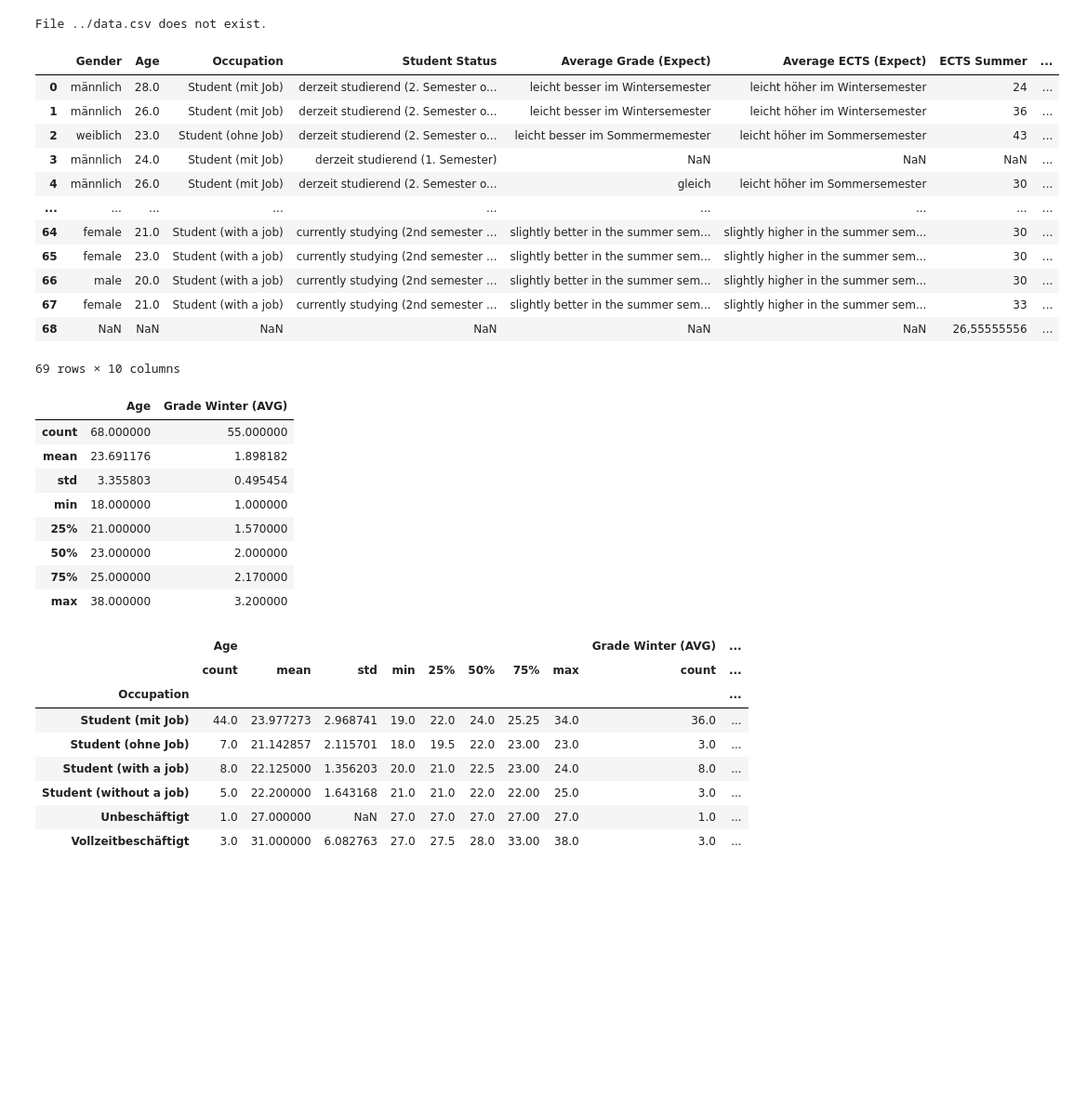
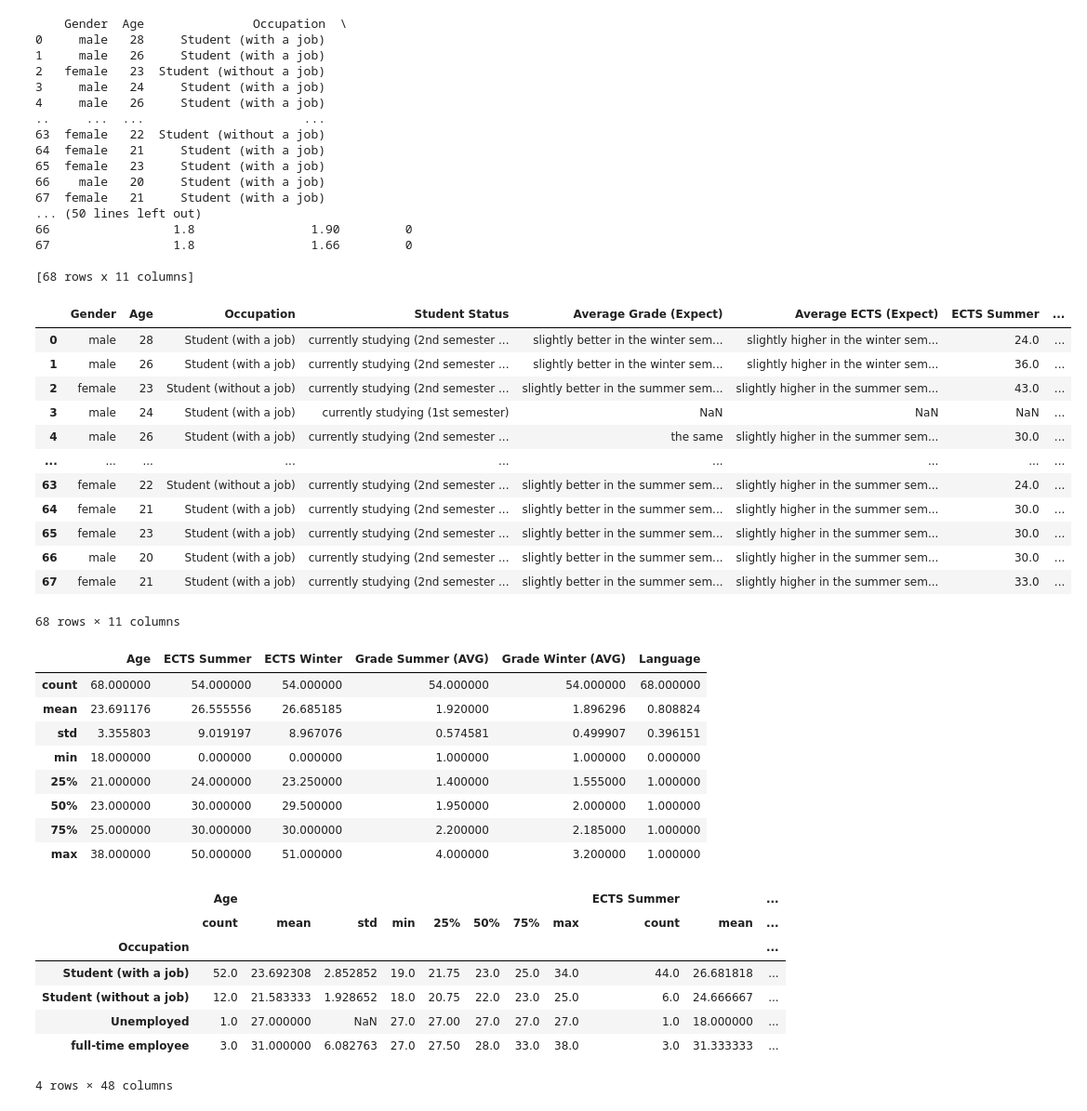
Before and after one commit to SH2282000/WAL, a Jupyter notebook: wal/main.ipynb, the cells around one changed output. Shown at 93% size. Cells and saved outputs as stored; diff of their text form; code cells hidden in the pictures; blank space fills up the shorter version.

```diff
--- a/wal/main.ipynb
+++ b/wal/main.ipynb
@@ -6,53 +6,68 @@ import pandas as pd
 import numpy as np
 from pathlib import Path
 # %%
-file_path = Path('../data.csv')
+file_path = Path('data.csv')
 if file_path.exists():
 	df = pd.read_csv(file_path)
 	print(df)
 else:
 	print(f"File {file_path} does not exist.")
 
 df
 # %% [output]
-File ../data.csv does not exist.
+    Gender  Age               Occupation  \
+0     male   28     Student (with a job)
+1     male   26     Student (with a job)
+2   female   23  Student (without a job)
+3     male   24     Student (with a job)
+4     male   26     Student (with a job)
+..     ...  ...                      ...
+63  female   22  Student (without a job)
+64  female   21     Student (with a job)
+65  female   23     Student (with a job)
+66    male   20     Student (with a job)
+67  female   21     Student (with a job)
+... (50 lines left out)
+66                 1.8                1.90         0
+67                 1.8                1.66         0
+
+[68 rows x 11 columns]
 |  | Gender | Age | Occupation | Student Status | Average Grade (Expect) | Average ECTS (Expect) | ECTS Summer | ... |
-| 0 | männlich | 28.0 | Student (mit Job) | derzeit studierend (2. Semester o... | leicht besser im Wintersemester | leicht höher im Wintersemester | 24 | ... |
-| 1 | männlich | 26.0 | Student (mit Job) | derzeit studierend (2. Semester o... | leicht besser im Wintersemester | leicht höher im Wintersemester | 36 | ... |
-| 2 | weiblich | 23.0 | Student (ohne Job) | derzeit studierend (2. Semester o... | leicht besser im Sommermemester | leicht höher im Sommersemester | 43 | ... |
-| 3 | männlich | 24.0 | Student (mit Job) | derzeit studierend (1. Semester) | NaN | NaN | NaN | ... |
-| 4 | männlich | 26.0 | Student (mit Job) | derzeit studierend (2. Semester o... | gleich | leicht höher im Sommersemester | 30 | ... |
+| 0 | male | 28 | Student (with a job) | currently studying (2nd semester ... | slightly better in the winter sem... | slightly higher in the winter sem... | 24.0 | ... |
+| 1 | male | 26 | Student (with a job) | currently studying (2nd semester ... | slightly better in the winter sem... | slightly higher in the winter sem... | 36.0 | ... |
+| 2 | female | 23 | Student (without a job) | currently studying (2nd semester ... | slightly better in the summer sem... | slightly higher in the summer sem... | 43.0 | ... |
+| 3 | male | 24 | Student (with a job) | currently studying (1st semester) | NaN | NaN | NaN | ... |
+| 4 | male | 26 | Student (with a job) | currently studying (2nd semester ... | the same | slightly higher in the summer sem... | 30.0 | ... |
 | ... | ... | ... | ... | ... | ... | ... | ... | ... |
-| 64 | female | 21.0 | Student (with a job) | currently studying (2nd semester ... | slightly better in the summer sem... | slightly higher in the summer sem... | 30 | ... |
-| 65 | female | 23.0 | Student (with a job) | currently studying (2nd semester ... | slightly better in the summer sem... | slightly higher in the summer sem... | 30 | ... |
-| 66 | male | 20.0 | Student (with a job) | currently studying (2nd semester ... | slightly better in the summer sem... | slightly higher in the summer sem... | 30 | ... |
-| 67 | female | 21.0 | Student (with a job) | currently studying (2nd semester ... | slightly better in the summer sem... | slightly higher in the summer sem... | 33 | ... |
-| 68 | NaN | NaN | NaN | NaN | NaN | NaN | 26,55555556 | ... |
+| 63 | female | 22 | Student (without a job) | currently studying (2nd semester ... | slightly better in the summer sem... | slightly higher in the summer sem... | 24.0 | ... |
+| 64 | female | 21 | Student (with a job) | currently studying (2nd semester ... | slightly better in the summer sem... | slightly higher in the summer sem... | 30.0 | ... |
+| 65 | female | 23 | Student (with a job) | currently studying (2nd semester ... | slightly better in the summer sem... | slightly higher in the summer sem... | 30.0 | ... |
+| 66 | male | 20 | Student (with a job) | currently studying (2nd semester ... | slightly better in the summer sem... | slightly higher in the summer sem... | 30.0 | ... |
+| 67 | female | 21 | Student (with a job) | currently studying (2nd semester ... | slightly better in the summer sem... | slightly higher in the summer sem... | 33.0 | ... |
-69 rows × 10 columns
+68 rows × 11 columns
 # %%
 df.describe()
 # %% [output]
-|  | Age | Grade Winter (AVG) |
-| count | 68.000000 | 55.000000 |
-| mean | 23.691176 | 1.898182 |
-| std | 3.355803 | 0.495454 |
-| min | 18.000000 | 1.000000 |
-| 25% | 21.000000 | 1.570000 |
-| 50% | 23.000000 | 2.000000 |
-| 75% | 25.000000 | 2.170000 |
-| max | 38.000000 | 3.200000 |
+|  | Age | ECTS Summer | ECTS Winter | Grade Summer (AVG) | Grade Winter (AVG) | Language |
+| count | 68.000000 | 54.000000 | 54.000000 | 54.000000 | 54.000000 | 68.000000 |
+| mean | 23.691176 | 26.555556 | 26.685185 | 1.920000 | 1.896296 | 0.808824 |
+| std | 3.355803 | 9.019197 | 8.967076 | 0.574581 | 0.499907 | 0.396151 |
+| min | 18.000000 | 0.000000 | 0.000000 | 1.000000 | 1.000000 | 0.000000 |
+| 25% | 21.000000 | 24.000000 | 23.250000 | 1.400000 | 1.555000 | 1.000000 |
+| 50% | 23.000000 | 30.000000 | 29.500000 | 1.950000 | 2.000000 | 1.000000 |
+| 75% | 25.000000 | 30.000000 | 30.000000 | 2.200000 | 2.185000 | 1.000000 |
+| max | 38.000000 | 50.000000 | 51.000000 | 4.000000 | 3.200000 | 1.000000 |
 # %%
 df.groupby("Occupation").describe()
 # %% [output]
-|  | Age |  |  |  |  |  |  |  | Grade Winter (AVG) | ... |
-|  | count | mean | std | min | 25% | 50% | 75% | max | count | ... |
-| Occupation |  |  |  |  |  |  |  |  |  | ... |
-| Student (mit Job) | 44.0 | 23.977273 | 2.968741 | 19.0 | 22.0 | 24.0 | 25.25 | 34.0 | 36.0 | ... |
-| Student (ohne Job) | 7.0 | 21.142857 | 2.115701 | 18.0 | 19.5 | 22.0 | 23.00 | 23.0 | 3.0 | ... |
-| Student (with a job) | 8.0 | 22.125000 | 1.356203 | 20.0 | 21.0 | 22.5 | 23.00 | 24.0 | 8.0 | ... |
-| Student (without a job) | 5.0 | 22.200000 | 1.643168 | 21.0 | 21.0 | 22.0 | 22.00 | 25.0 | 3.0 | ... |
-| Unbeschäftigt | 1.0 | 27.000000 | NaN | 27.0 | 27.0 | 27.0 | 27.00 | 27.0 | 1.0 | ... |
-| Vollzeitbeschäftigt | 3.0 | 31.000000 | 6.082763 | 27.0 | 27.5 | 28.0 | 33.00 | 38.0 | 3.0 | ... |
+|  | Age |  |  |  |  |  |  |  | ECTS Summer |  | ... |
+|  | count | mean | std | min | 25% | 50% | 75% | max | count | mean | ... |
+| Occupation |  |  |  |  |  |  |  |  |  |  | ... |
+| Student (with a job) | 52.0 | 23.692308 | 2.852852 | 19.0 | 21.75 | 23.0 | 25.0 | 34.0 | 44.0 | 26.681818 | ... |
+| Student (without a job) | 12.0 | 21.583333 | 1.928652 | 18.0 | 20.75 | 22.0 | 23.0 | 25.0 | 6.0 | 24.666667 | ... |
+| Unemployed | 1.0 | 27.000000 | NaN | 27.0 | 27.00 | 27.0 | 27.0 | 27.0 | 1.0 | 18.000000 | ... |
+| full-time employee | 3.0 | 31.000000 | 6.082763 | 27.0 | 27.50 | 28.0 | 33.0 | 38.0 | 3.0 | 31.333333 | ... |
+4 rows × 48 columns
 # %%
 df.groupby("Gender").describe()
 # %% [output]
```
Also changed, not shown: parts of 2 cells of this notebook, 2 other files.
